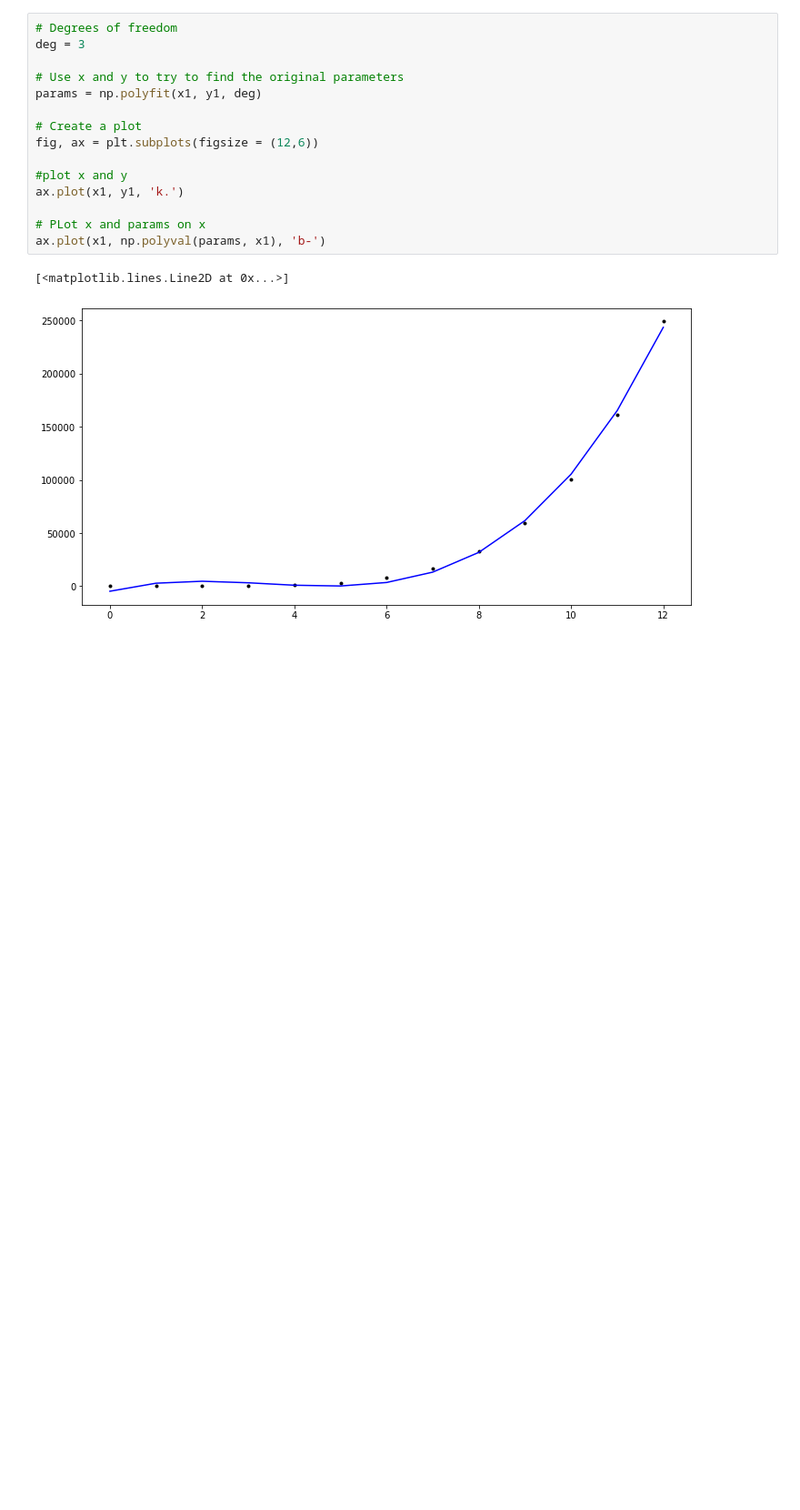
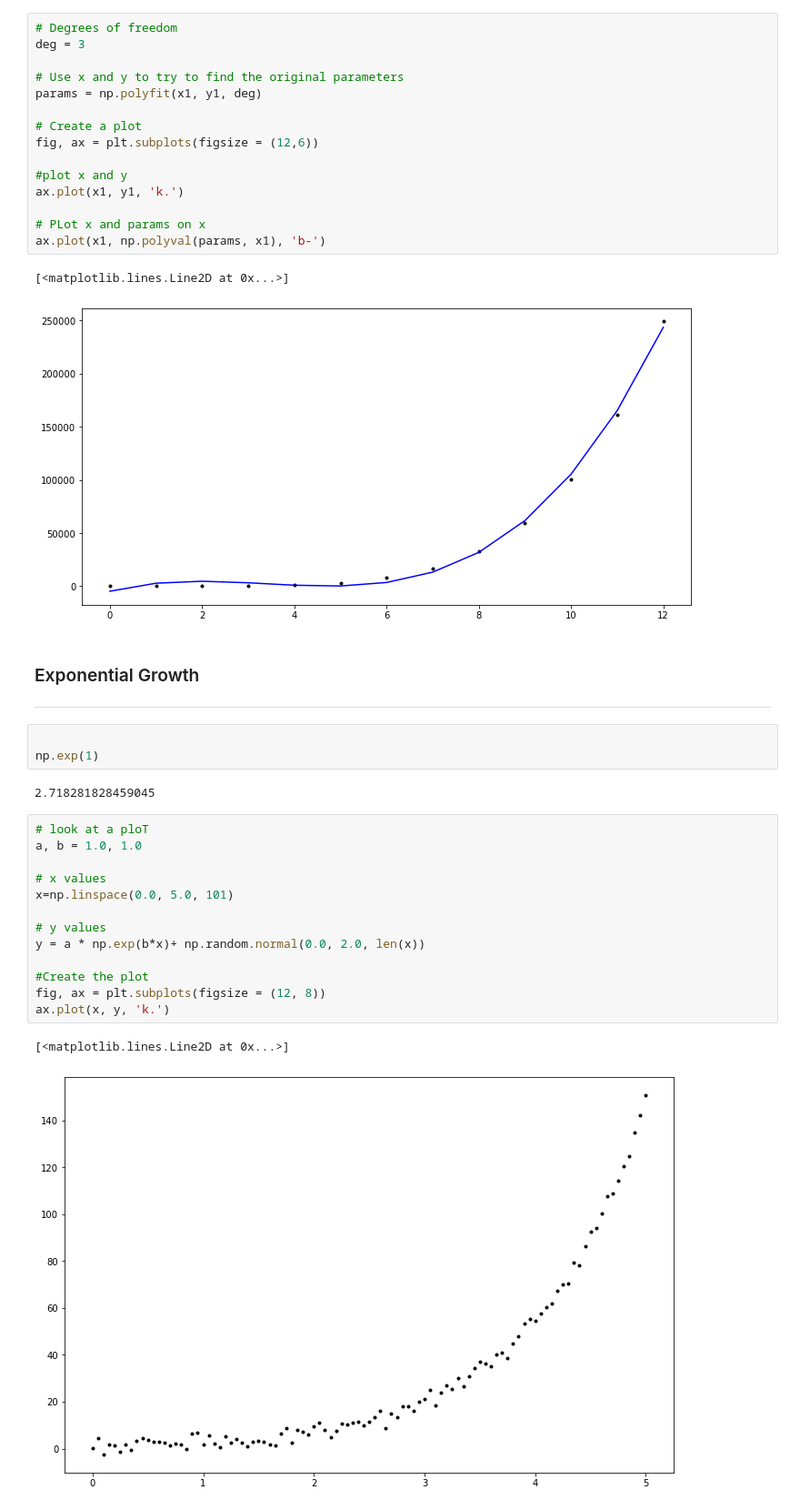
Before and after one commit to Lynch08/Machine_Learning_And_Statistics_2023, a Jupyter notebook: Messing.ipynb, the cells around one changed output. Shown at 91% size. Saved outputs shown, nothing was run; the diff lists cells and outputs as text; blank space fills up the shorter version.

```diff
--- a/Messing.ipynb
+++ b/Messing.ipynb
@@ -298,3 +298,28 @@ ax.plot(x1, np.polyval(params, x1), 'b-')
 # %% [output]
 [<matplotlib.lines.Line2D at 0x...>]
 [figure]
+# %% [markdown]
+### Exponential Growth
+
+***
+# %%
+
+np.exp(1)
+# %% [output]
+2.718281828459045
+# %%
+# look at a ploT
+a, b = 1.0, 1.0
+
+# x values
+x=np.linspace(0.0, 5.0, 101)
+
+# y values
+y = a * np.exp(b*x)+ np.random.normal(0.0, 2.0, len(x))
+
+#Create the plot
+fig, ax = plt.subplots(figsize = (12, 8))
+ax.plot(x, y, 'k.')
+# %% [output]
+[<matplotlib.lines.Line2D at 0x...>]
+[figure, added]
```
Also changed, not shown: parts of 10 cells of this notebook, 4 other files.
